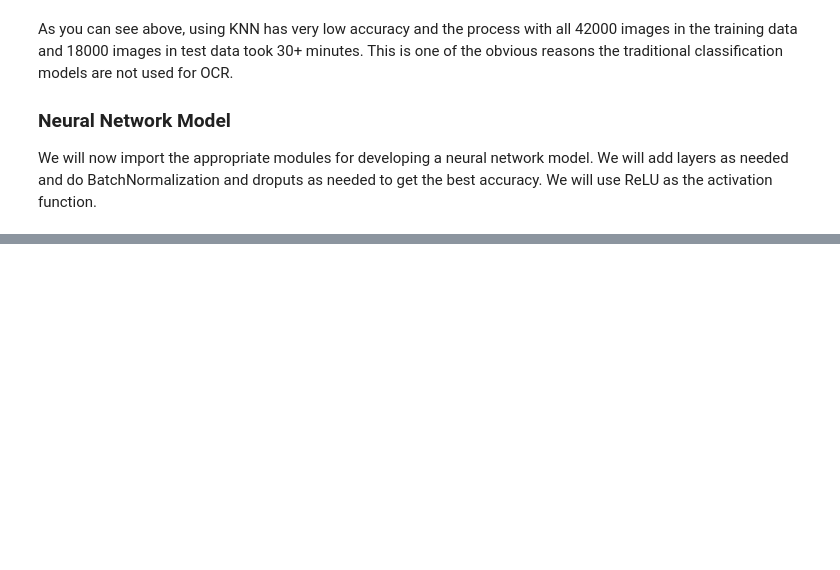
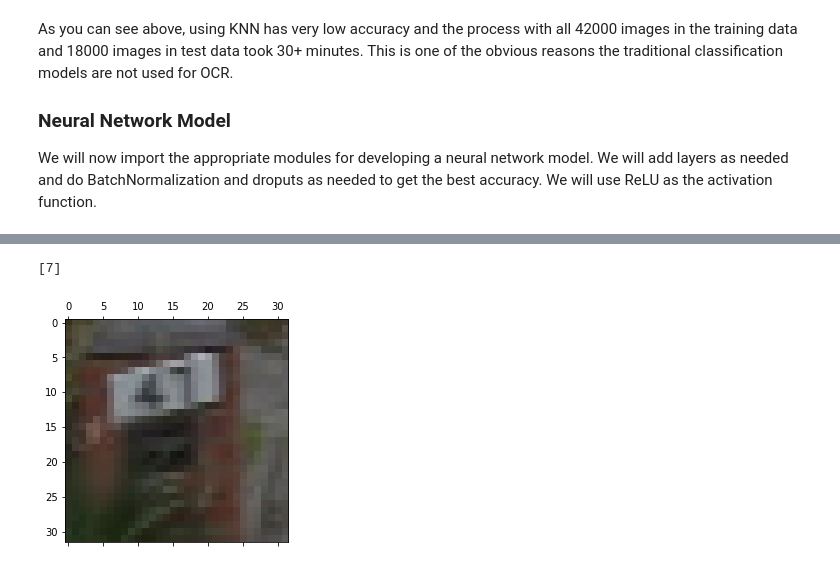
Before and after one commit to lauvshree/ASLADigitechLearningMaterial, a Jupyter notebook: Personal Code/NeuralNetWorks_SVHN_Project1.ipynb, the cells around one changed output, grey strips where cells are left out. Saved outputs shown, nothing was run; the diff lists cells and outputs as text; code cells hidden in the pictures; blank space fills up the shorter version.

```diff
--- a/Personal Code/NeuralNetWorks_SVHN_Project1.ipynb
+++ b/Personal Code/NeuralNetWorks_SVHN_Project1.ipynb
@@ -145,0 +290,12 @@ Epoch 30/30
+# %%
+# Get test image ready
+test_image = image.load_img('test2.png', target_size=(32, 32))
+plt.matshow(test_image)
+test_image = image.img_to_array(test_image)
+test_image = cv2.cvtColor(test_image, cv2.COLOR_BGR2GRAY)
+test_image = test_image.reshape(-1, 1024) /255
+result = model.predict_classes(test_image, batch_size=1)
+print(result)
+# %% [output]
+[7]
+[figure, added]
```
Also changed, not shown: parts of 22 cells of this notebook, 2 other files.
